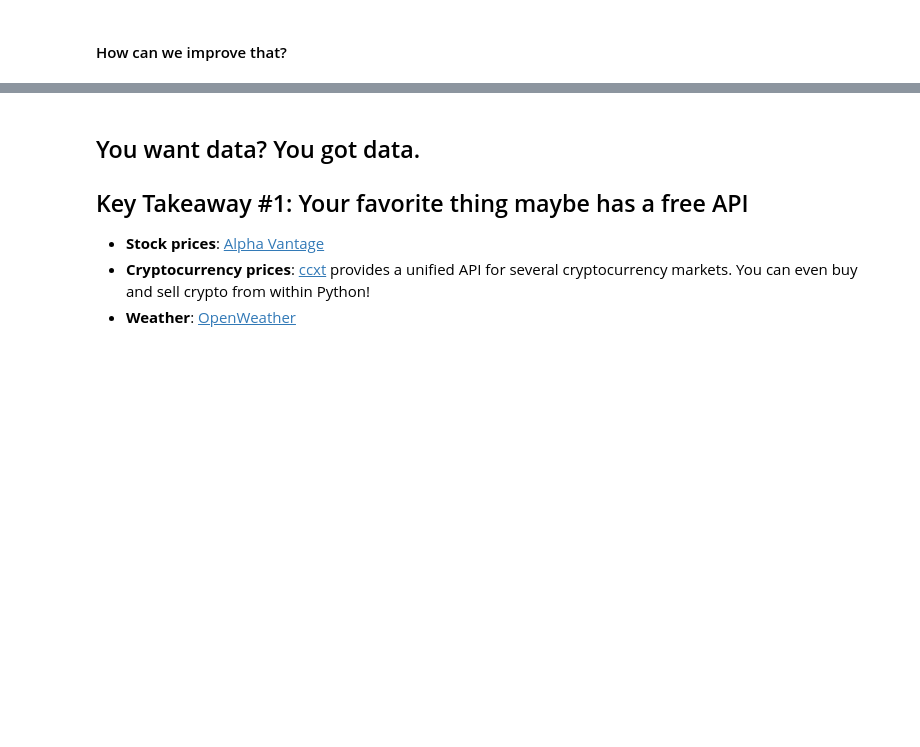
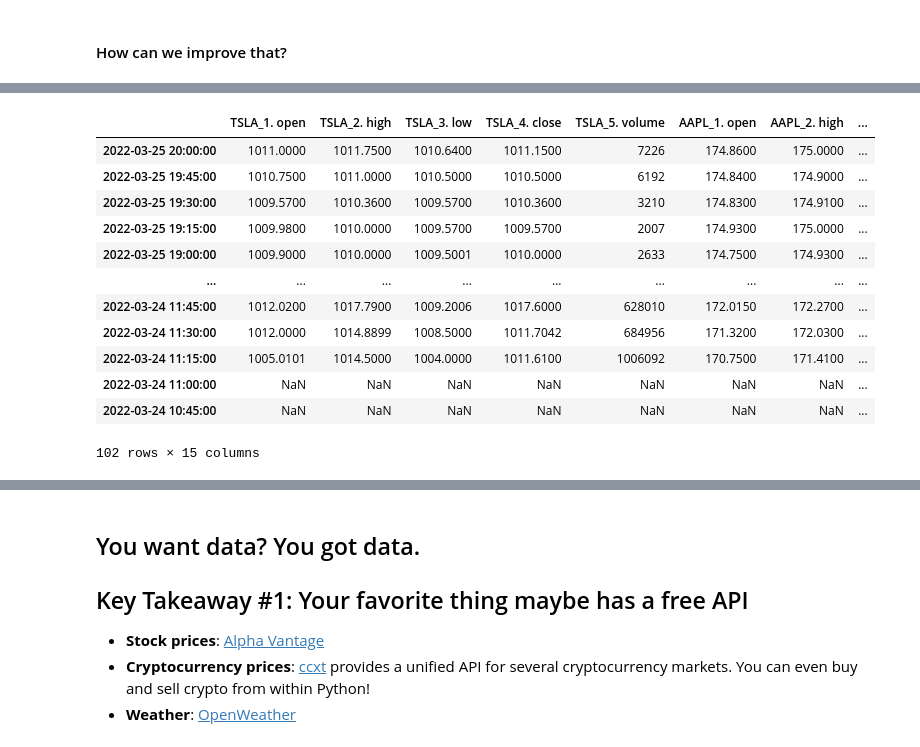
Before and after one commit to jfkoehler/DAT-02-14, a Jupyter notebook: ClassMaterial/Unit3/class_13/api-starter-code.ipynb, the cells around one changed output, grey strips where cells are left out. Drawn from its saved outputs; the diff is of its cells as text; code cells hidden in the pictures; blank space fills up the shorter version.

```diff
--- a/ClassMaterial/Unit3/class_13/api-starter-code.ipynb
+++ b/ClassMaterial/Unit3/class_13/api-starter-code.ipynb
@@ -57,7 +177,7 @@ req = requests.get(
     params={
         "function": "TIME_SERIES_DAILY",
         "symbol": "AAPL",
-        "apikey": "your api key here"
+        "apikey": "LW9XCI6UYMQY5E14"
     }
 )
 # %% [markdown]
@@ -93,0 +303,7 @@ Alpha Vantage has a Python API wrapper made by user `RomelTorres` [here](https:/
+# %%
+from alpha_vantage.timeseries import TimeSeries
+ts = TimeSeries(key='LW9XCI6UYMQY5E14')
+# Get json object with the intraday data and another with  the call's metadata
+data, meta_data = ts.get_intraday('GOOGL')
+# %%
+tickers = ['TSLA', 'AAPL', 'MSFT', 'C', 'GOOGL', 'NFLX']
@@ -93,0 +312,24 @@ Alpha Vantage has a Python API wrapper made by user `RomelTorres` [here](https:/
+# %%
+dfs = []
+for ticker in tickers:
+    data, _ = ts.get_intraday(ticker)
+    time.sleep(30)
+    df = pd.DataFrame(data).T
+    df.columns = [f'{ticker}_{col}' for col in df.columns]
+    dfs.append(df)
+# %%
+pd.concat(dfs, axis = 1)
+# %% [output]
+|  | TSLA_1. open | TSLA_2. high | TSLA_3. low | TSLA_4. close | TSLA_5. volume | AAPL_1. open | AAPL_2. high | ... |
+| 2022-03-25 20:00:00 | 1011.0000 | 1011.7500 | 1010.6400 | 1011.1500 | 7226 | 174.8600 | 175.0000 | ... |
+| 2022-03-25 19:45:00 | 1010.7500 | 1011.0000 | 1010.5000 | 1010.5000 | 6192 | 174.8400 | 174.9000 | ... |
+| 2022-03-25 19:30:00 | 1009.5700 | 1010.3600 | 1009.5700 | 1010.3600 | 3210 | 174.8300 | 174.9100 | ... |
+| 2022-03-25 19:15:00 | 1009.9800 | 1010.0000 | 1009.5700 | 1009.5700 | 2007 | 174.9300 | 175.0000 | ... |
+| 2022-03-25 19:00:00 | 1009.9000 | 1010.0000 | 1009.5001 | 1010.0000 | 2633 | 174.7500 | 174.9300 | ... |
+| ... | ... | ... | ... | ... | ... | ... | ... | ... |
+| 2022-03-24 11:45:00 | 1012.0200 | 1017.7900 | 1009.2006 | 1017.6000 | 628010 | 172.0150 | 172.2700 | ... |
+| 2022-03-24 11:30:00 | 1012.0000 | 1014.8899 | 1008.5000 | 1011.7042 | 684956 | 171.3200 | 172.0300 | ... |
+| 2022-03-24 11:15:00 | 1005.0101 | 1014.5000 | 1004.0000 | 1011.6100 | 1006092 | 170.7500 | 171.4100 | ... |
+| 2022-03-24 11:00:00 | NaN | NaN | NaN | NaN | NaN | NaN | NaN | ... |
+| 2022-03-24 10:45:00 | NaN | NaN | NaN | NaN | NaN | NaN | NaN | ... |
+102 rows × 15 columns
```
Also changed, not shown: parts of 26 cells of this notebook, 50 other files.
